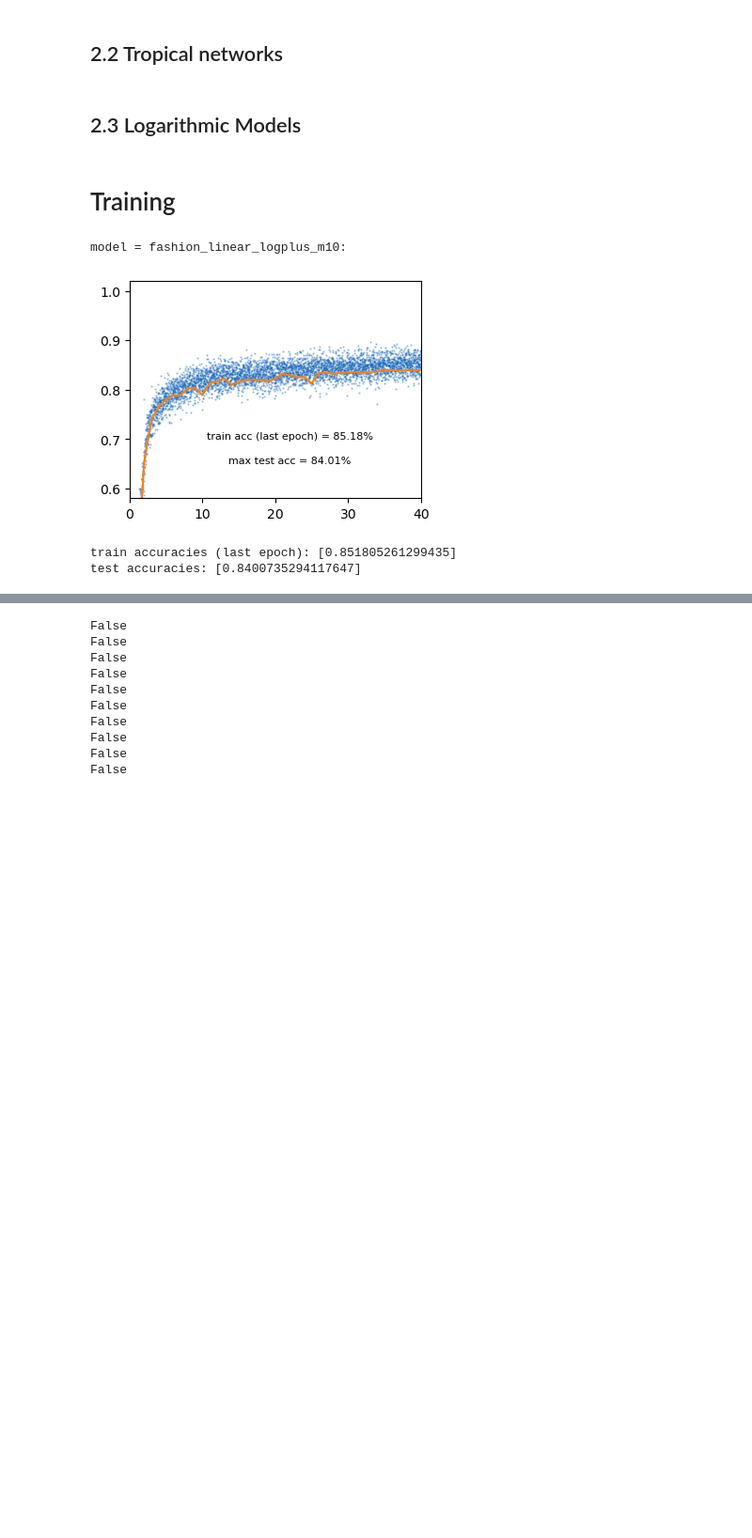
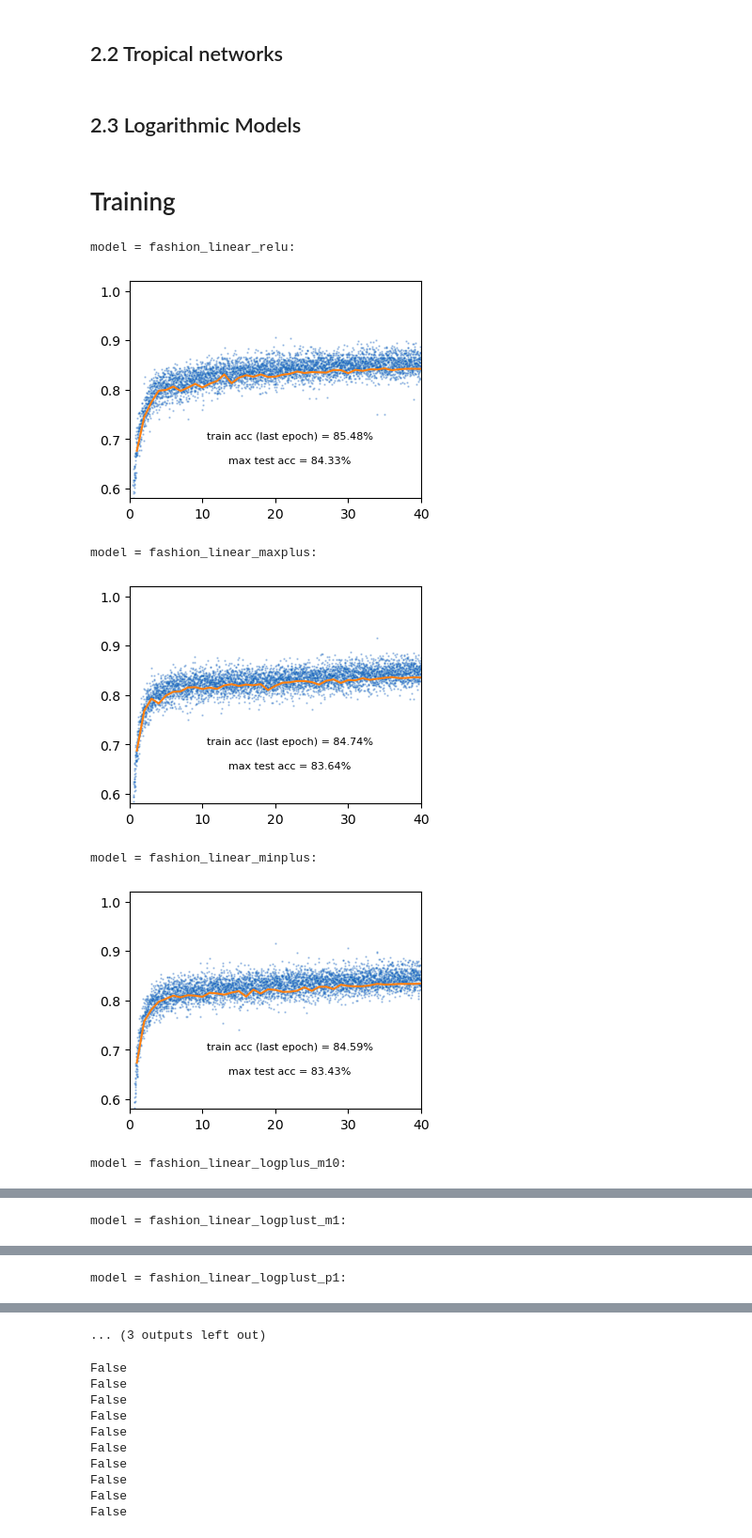
Before and after one commit to bmnsmets/semitorch, a Jupyter notebook: experiments/article-fullyconnected-fashion.ipynb, the cells around one changed output, grey strips where cells are left out. Shown at 94% size. Drawn from its saved outputs; the diff is of its cells as text; code cells hidden in the pictures; blank space fills up the shorter version.

Commit message:
fc fashion OK results

```diff
--- a/experiments/article-fullyconnected-fashion.ipynb
+++ b/experiments/article-fullyconnected-fashion.ipynb
@@ -319,7 +318,7 @@ class LinearLogPlus(nn.Module):
 
     def get_optimizer_and_scheduler(self, epochs: int, steps_per_epoch: int):
         lin_lr = 8e-3 #4e-4 #/ np.abs(self.mu)
-        log_lr = 1e-2 #4e-4 #/ np.abs(self.mu)
+        log_lr = 4e-2 #4e-4 #/ np.abs(self.mu)
         linear_params = chain(
             self.stem.parameters(),
             self.norm1.parameters(),
@@ -343,7 +342,7 @@ class LinearLogPlus(nn.Module):
             epochs=epochs,
             cycle_momentum=False,
         )
-        opt2 = torch.optim.AdamW(log_params, lr=log_lr, weight_decay=0.1)
+        opt2 = torch.optim.AdamW(log_params, lr=log_lr, weight_decay=0.01)
         #opt2 = torch.optim.SGD(log_params, lr=log_lr, weight_decay=0.01, momentum=0.95)
         sch2 = torch.optim.lr_scheduler.OneCycleLR(
             opt2,
@@ -490,42 +489,45 @@ fashion_linear_logplus_p10 = LinearLogPlus(
 fashion_linear_logplus_p10.tag = "fashion_linear_logplust_p10"
 
 fashion_models = [
-    #fashion_linear_relu,
-    #fashion_linear_maxplus,
-    #fashion_linear_minplus,
+    fashion_linear_relu,
+    fashion_linear_maxplus,
+    fashion_linear_minplus,
     fashion_linear_logplus_m10,
-    #fashion_linear_logplus_m1,
-    #fashion_linear_logplus_p1,
-    #fashion_linear_logplus_p10,
+    fashion_linear_logplus_m1,
+    fashion_linear_logplus_p1,
+    fashion_linear_logplus_p10,
 ]
 
 fashion_models = [m.to(device) for m in fashion_models]
 
 loss = nn.CrossEntropyLoss()
 epochs = 40
 
 fashion_train100accs = []
 fashion_testaccs = []
 for im, m in enumerate(fashion_models):
     optimizer, scheduler = m.get_optimizer_and_scheduler(epochs, len(fashion_train_loader))
     print(f"\n\nmodel = {m.tag}:")
     train100acc, testacc = train(
         m,
         device,
         fashion_train_loader,
         fashion_test_loader,
         optimizer,
         scheduler,
         loss,
         epochs
     )
     fashion_train100accs.append(train100acc)
     fashion_testaccs.append(testacc)
 
 print(f"train accuracies (last epoch): {fashion_train100accs}")
 print(f"test accuracies: {fashion_testaccs}")
 # %% [output]
-model = fashion_linear_logplus_m10:
+model = fashion_linear_relu:
-[figure, old version]
+[figure, new version]
-train accuracies (last epoch): [0.851805261299435]
-test accuracies: [0.8400735294117647]
+model = fashion_linear_maxplus:
+[figure, added]
+model = fashion_linear_minplus:
+[figure, added]
+model = fashion_linear_logplus_m10:
@@ -531,0 +535 @@ test accuracies: [0.8400735294117647]
+model = fashion_linear_logplust_m1:
@@ -531,0 +537 @@ test accuracies: [0.8400735294117647]
+model = fashion_linear_logplust_p1:
@@ -532,3 +539,4 @@ test accuracies: [0.8400735294117647]
+... (3 outputs left out)
 # %%
 for p in fashion_linear_logplus_m10.parameters():
     print(torch.isnan(p).any().item())
```
Also changed, not shown: parts of 4 cells of this notebook.
